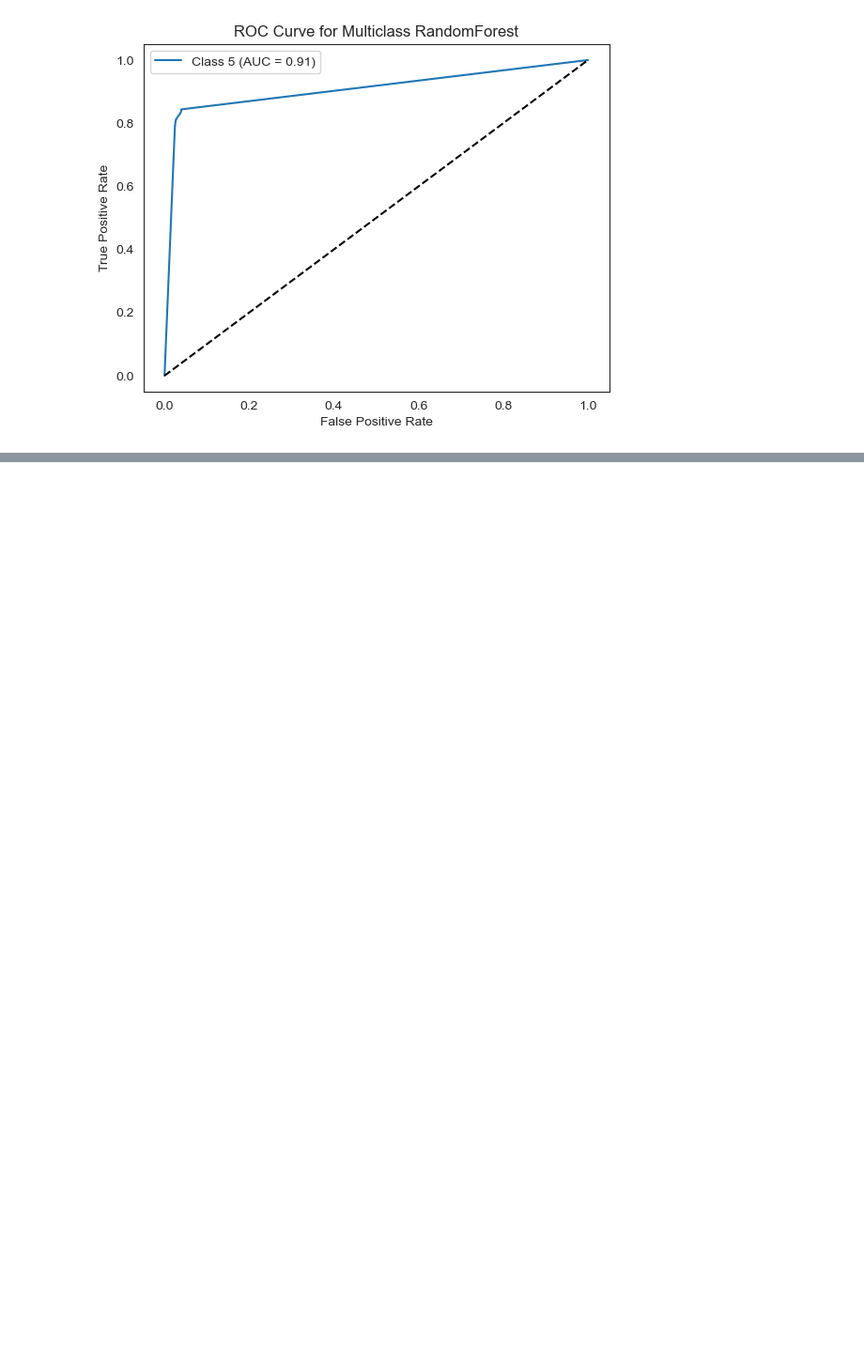
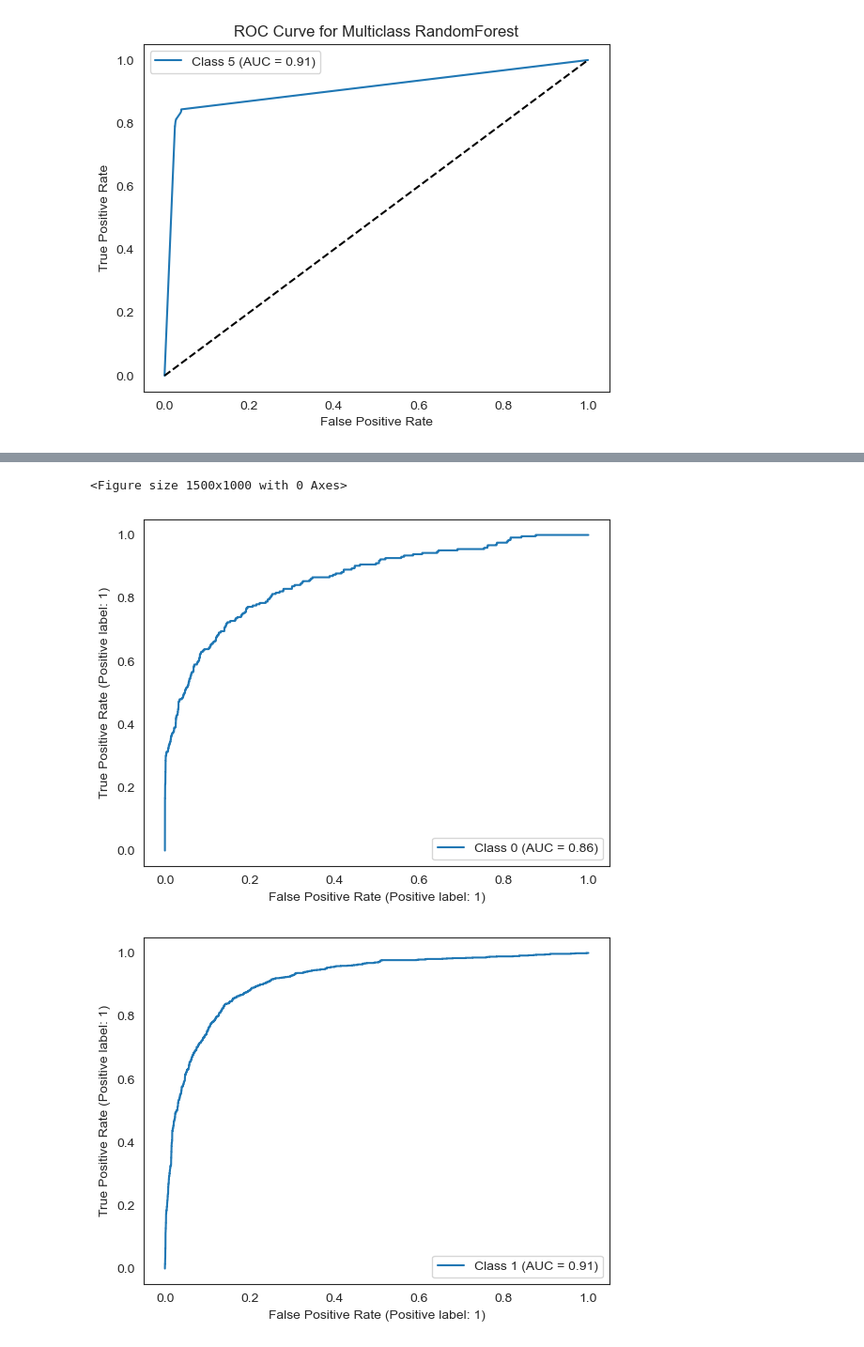
Before and after one commit to samthe030201/Nissan-Elective-Microproject, a Jupyter notebook: Micro Project.ipynb, the cells around one changed output, grey strips where cells are left out. Shown at 94% size. Cells and saved outputs as stored; diff of their text form; code cells hidden in the pictures; blank space fills up the shorter version.

```diff
--- a/Micro Project.ipynb
+++ b/Micro Project.ipynb
@@ -993,0 +1148,32 @@ plt.show()
+# %%
+classes = sorted(set(y_test_mapped))
+num_classes = len(classes)
+
+
+y_test_bin = label_binarize(y_test_mapped, classes=classes)
+y_train_bin = label_binarize(y_train_mapped, classes=classes)
+
+# Use OneVsRestClassifier to handle the multiclass ROC curve
+ovr_classifier = OneVsRestClassifier(xg)
+ovr_classifier.fit(X_train, y_train_bin)
+
+# Plot the ROC curve for each class
+plt.figure(figsize=(15, 10))
+
+for i, class_label in enumerate(classes):
+    # Obtain the probability estimates for the positive class
+    y_test_prob = ovr_classifier.estimators_[i].predict_proba(X_test)[:, 1]
+
+    # Create the ROC curve display object
+    RocCurveDisplay.from_predictions(y_test_bin[:, i], y_test_prob, name=f"Class {class_label}")
+
+plt.plot([0, 1], [0, 1], "k--")  # Diagonal line
+plt.xlabel('False Positive Rate')
+plt.ylabel('True Positive Rate')
+plt.title('ROC Curve for Multiclass Classifier')
+plt.legend(loc="best")
+plt.show()
+# %% [output]
+<Figure size 1500x1000 with 0 Axes>
+[figure, added]
+[figure, added]
```
Also changed, not shown: parts of 10 cells of this notebook, 1 other file.
